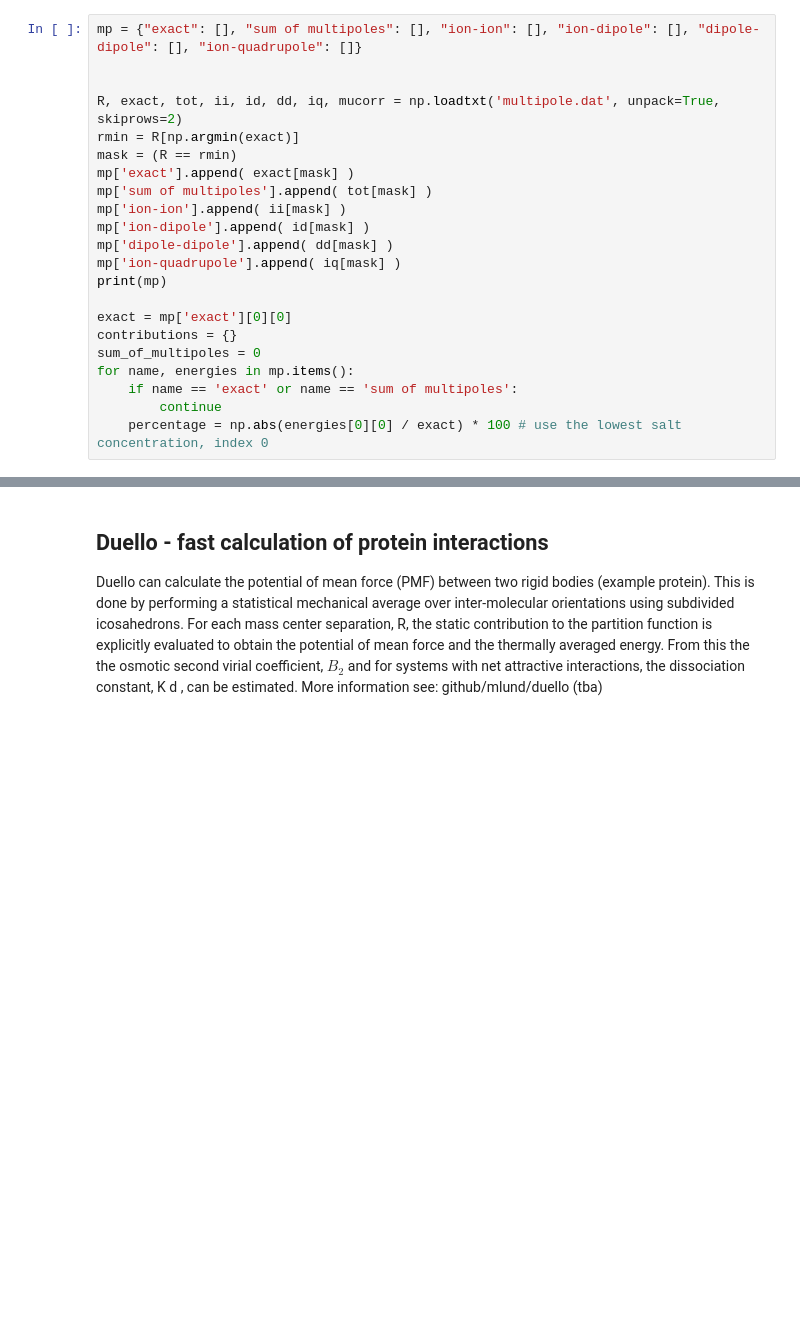
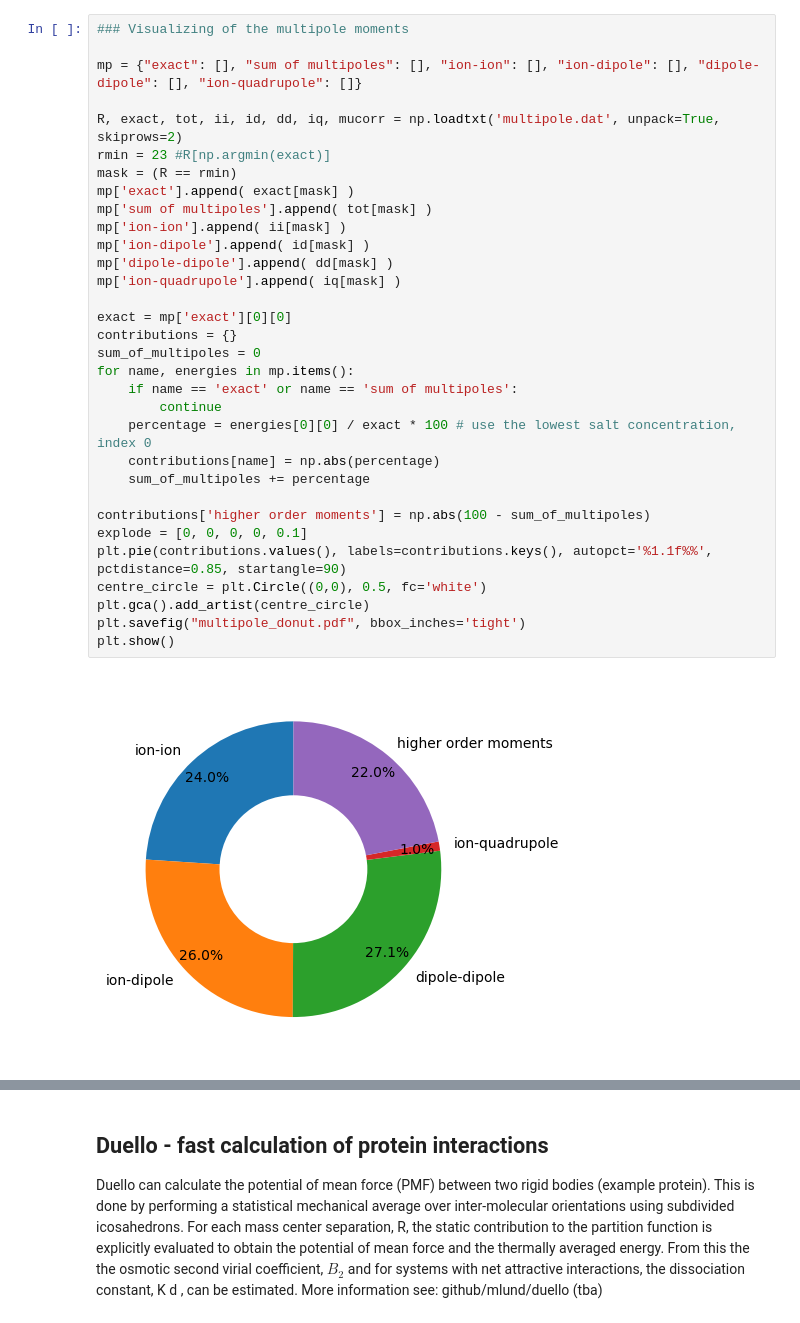
Before and after one commit to IVinterbladh/YRI-Protein-Simulation, a Jupyter notebook: Protein-Calculations-Duello.ipynb, the cells around one changed output, grey strips where cells are left out. Saved outputs shown, nothing was run; the diff lists cells and outputs as text; blank space fills up the shorter version.

```diff
--- a/Protein-Calculations-Duello.ipynb
+++ b/Protein-Calculations-Duello.ipynb
@@ -82,23 +148,35 @@ plt.savefig('multipole.png', bbox_inches='tight')
 # %%
+### Visualizing of the multipole moments
+
 mp = {"exact": [], "sum of multipoles": [], "ion-ion": [], "ion-dipole": [], "dipole-dipole": [], "ion-quadrupole": []}
 
-
 R, exact, tot, ii, id, dd, iq, mucorr = np.loadtxt('multipole.dat', unpack=True, skiprows=2)
-rmin = R[np.argmin(exact)]
+rmin = 23 #R[np.argmin(exact)]
 mask = (R == rmin)
 mp['exact'].append( exact[mask] )
 mp['sum of multipoles'].append( tot[mask] )
 mp['ion-ion'].append( ii[mask] )
 mp['ion-dipole'].append( id[mask] )
 mp['dipole-dipole'].append( dd[mask] )
 mp['ion-quadrupole'].append( iq[mask] )
-print(mp)
 
 exact = mp['exact'][0][0]
 contributions = {}
 sum_of_multipoles = 0
 for name, energies in mp.items():
     if name == 'exact' or name == 'sum of multipoles':
         continue
-    percentage = np.abs(energies[0][0] / exact) * 100 # use the lowest salt concentration, index 0
+    percentage = energies[0][0] / exact * 100 # use the lowest salt concentration, index 0
+    contributions[name] = np.abs(percentage)
+    sum_of_multipoles += percentage
+
+contributions['higher order moments'] = np.abs(100 - sum_of_multipoles)
+explode = [0, 0, 0, 0, 0.1]
+plt.pie(contributions.values(), labels=contributions.keys(), autopct='%1.1f%%', pctdistance=0.85, startangle=90)
+centre_circle = plt.Circle((0,0), 0.5, fc='white')
+plt.gca().add_artist(centre_circle)
+plt.savefig("multipole_donut.pdf", bbox_inches='tight')
+plt.show()
+# %% [output]
+[figure, added]
 # %%
```
Also changed, not shown: parts of 16 cells of this notebook.
